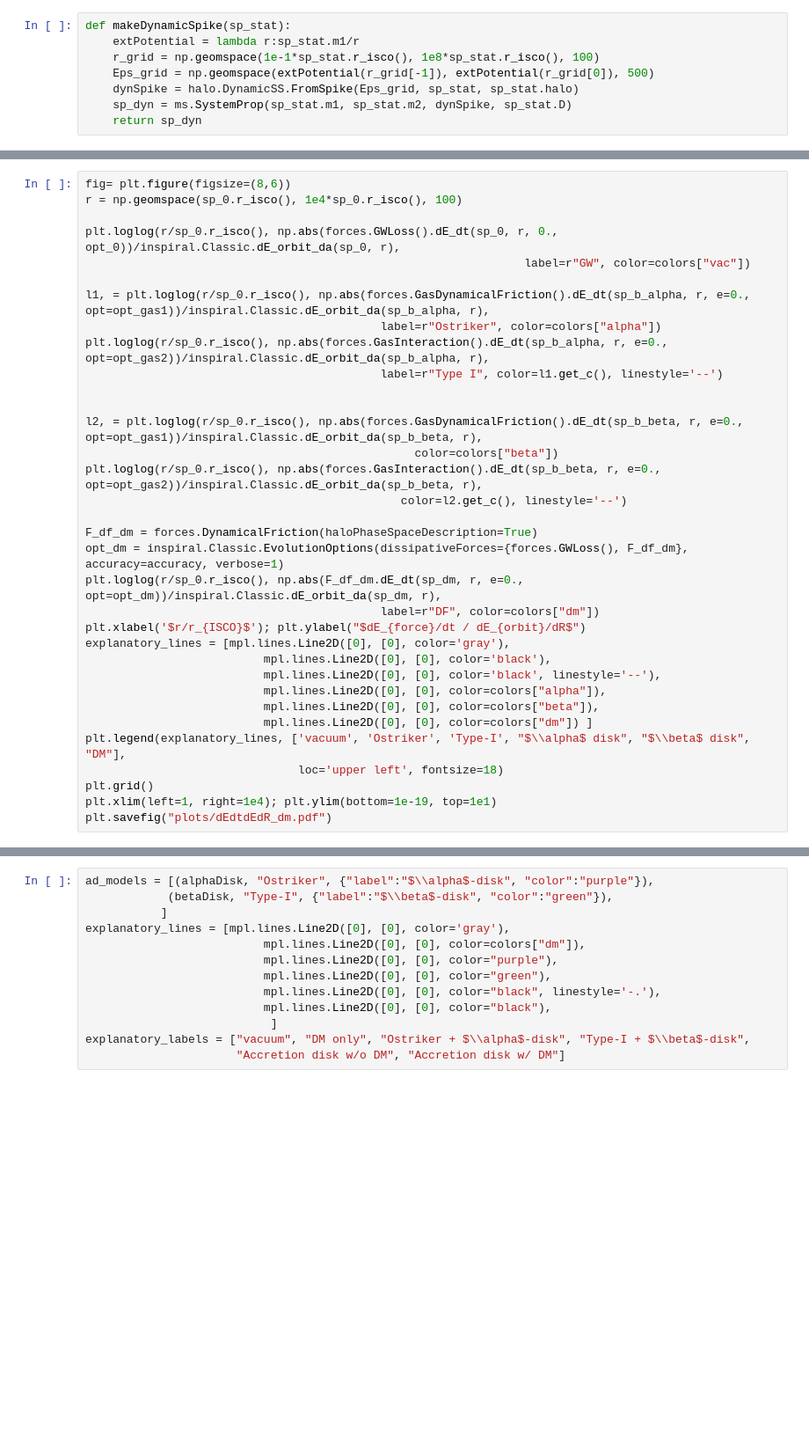
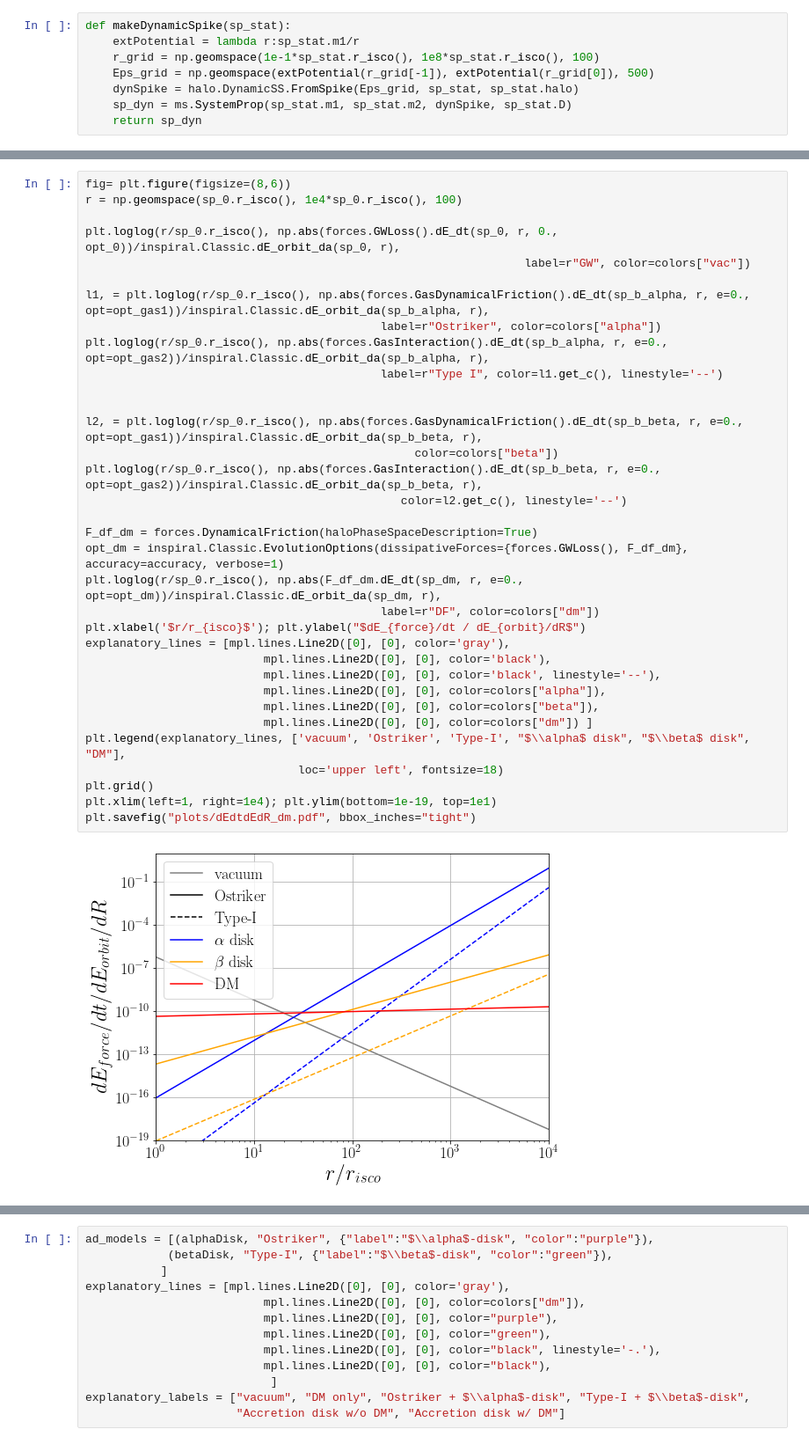
Before and after one commit to DMGW-Goethe/imripy, a Jupyter notebook: examples/AccretionDiskvsDarkMatter.ipynb, the cells around one changed output, grey strips where cells are left out. Shown: that part at 88% size. Drawn from its saved outputs; the diff is of its cells as text; blank space fills up the shorter version.

```diff
--- a/examples/AccretionDiskvsDarkMatter.ipynb
+++ b/examples/AccretionDiskvsDarkMatter.ipynb
@@ -234,32 +227,34 @@ fig= plt.figure(figsize=(8,6))
 r = np.geomspace(sp_0.r_isco(), 1e4*sp_0.r_isco(), 100)
 
 plt.loglog(r/sp_0.r_isco(), np.abs(forces.GWLoss().dE_dt(sp_0, r, 0., opt_0))/inspiral.Classic.dE_orbit_da(sp_0, r),
                                                                 label=r"GW", color=colors["vac"])
 
 l1, = plt.loglog(r/sp_0.r_isco(), np.abs(forces.GasDynamicalFriction().dE_dt(sp_b_alpha, r, e=0., opt=opt_gas1))/inspiral.Classic.dE_orbit_da(sp_b_alpha, r),
                                            label=r"Ostriker", color=colors["alpha"])
 plt.loglog(r/sp_0.r_isco(), np.abs(forces.GasInteraction().dE_dt(sp_b_alpha, r, e=0., opt=opt_gas2))/inspiral.Classic.dE_orbit_da(sp_b_alpha, r),
                                            label=r"Type I", color=l1.get_c(), linestyle='--')
 
 
 l2, = plt.loglog(r/sp_0.r_isco(), np.abs(forces.GasDynamicalFriction().dE_dt(sp_b_beta, r, e=0., opt=opt_gas1))/inspiral.Classic.dE_orbit_da(sp_b_beta, r),
                                                 color=colors["beta"])
 plt.loglog(r/sp_0.r_isco(), np.abs(forces.GasInteraction().dE_dt(sp_b_beta, r, e=0., opt=opt_gas2))/inspiral.Classic.dE_orbit_da(sp_b_beta, r),
                                               color=l2.get_c(), linestyle='--')
 
 F_df_dm = forces.DynamicalFriction(haloPhaseSpaceDescription=True)
 opt_dm = inspiral.Classic.EvolutionOptions(dissipativeForces={forces.GWLoss(), F_df_dm}, accuracy=accuracy, verbose=1)
 plt.loglog(r/sp_0.r_isco(), np.abs(F_df_dm.dE_dt(sp_dm, r, e=0., opt=opt_dm))/inspiral.Classic.dE_orbit_da(sp_dm, r),
                                            label=r"DF", color=colors["dm"])
-plt.xlabel('$r/r_{ISCO}$'); plt.ylabel("$dE_{force}/dt / dE_{orbit}/dR$")
+plt.xlabel('$r/r_{isco}$'); plt.ylabel("$dE_{force}/dt / dE_{orbit}/dR$")
 explanatory_lines = [mpl.lines.Line2D([0], [0], color='gray'),
                           mpl.lines.Line2D([0], [0], color='black'),
                           mpl.lines.Line2D([0], [0], color='black', linestyle='--'),
                           mpl.lines.Line2D([0], [0], color=colors["alpha"]),
                           mpl.lines.Line2D([0], [0], color=colors["beta"]),
                           mpl.lines.Line2D([0], [0], color=colors["dm"]) ]
 plt.legend(explanatory_lines, ['vacuum', 'Ostriker', 'Type-I', "$\\alpha$ disk", "$\\beta$ disk", "DM"],
                                loc='upper left', fontsize=18)
 plt.grid()
 plt.xlim(left=1, right=1e4); plt.ylim(bottom=1e-19, top=1e1)
-plt.savefig("plots/dEdtdEdR_dm.pdf")
+plt.savefig("plots/dEdtdEdR_dm.pdf", bbox_inches="tight")
+# %% [output]
+[figure, added]
```
Also changed, not shown: parts of 25 cells of this notebook, 2 other files.
